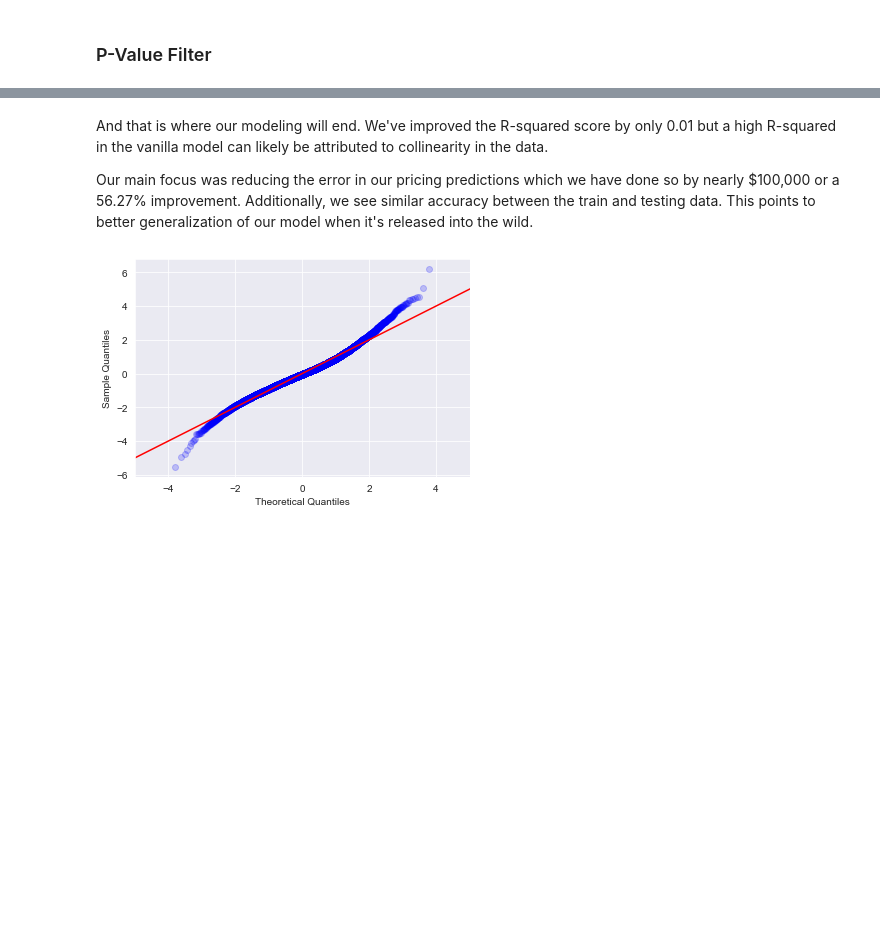
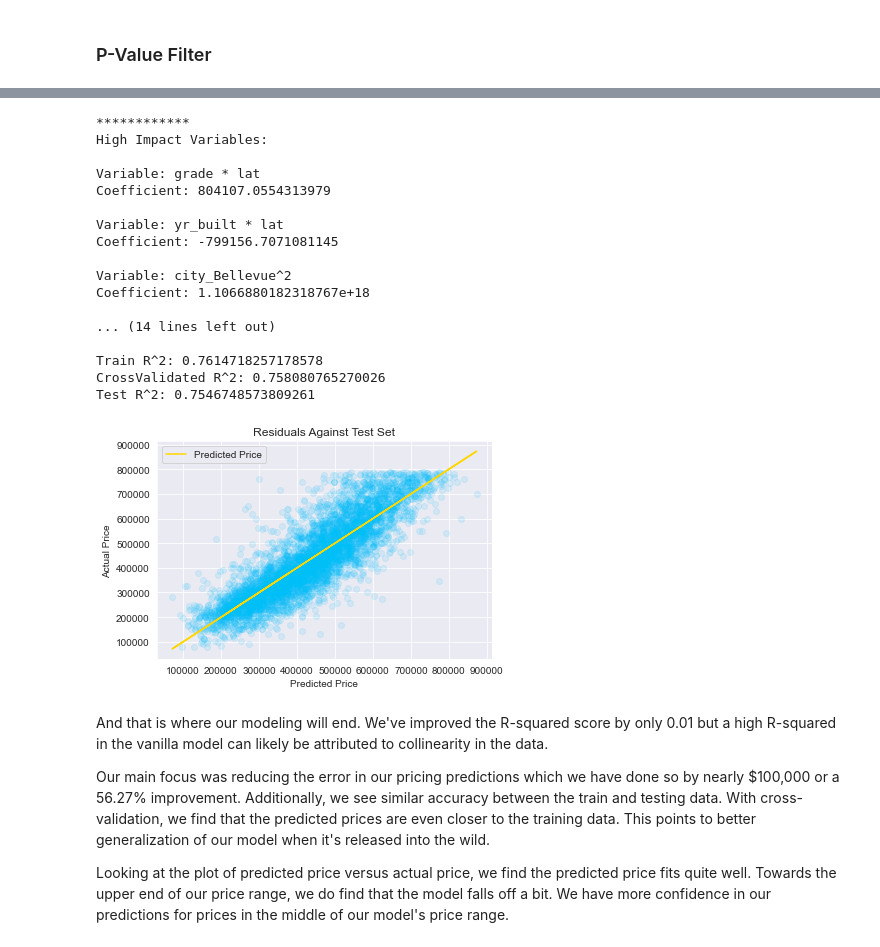
Before and after one commit to Stenke/King-County-Housing-Regression-Analysis, a Jupyter notebook: House(party)_Final-Modeling.ipynb, the cells around one changed output, grey strips where cells are left out. Saved outputs shown, nothing was run; the diff lists cells and outputs as text; code cells hidden in the pictures; blank space fills up the shorter version.

Commit message:
added cross-validated

```diff
--- a/House(party)_Final-Modeling.ipynb
+++ b/House(party)_Final-Modeling.ipynb
@@ -687,12 +689,30 @@ Percent change (Base Model vs. Updated Model):  -56.267
+# %%
+linreg = LinearRegression()
+model_final = linreg.fit(X_train4, y_train)
+# %%
+report(model_final, X_train4, X_test4)
+# %% [output]
+************
+High Impact Variables:
+
+Variable: grade * lat
+Coefficient: 804107.0554313979
+
+Variable: yr_built * lat
+Coefficient: -799156.7071081145
+
+Variable: city_Bellevue^2
+Coefficient: 1.1066880182318767e+18
+
+... (14 lines left out)
+
+Train R^2: 0.7614718257178578
+CrossValidated R^2: 0.758080765270026
+Test R^2: 0.7546748573809261
+[figure, added]
 # %% [markdown]
 And that is where our modeling will end. We've improved the R-squared score by only 0.01 but a high R-squared in the vanilla model can likely be attributed to collinearity in the data.
 
-Our main focus was reducing the error in our pricing predictions which we have done so by nearly $100,000 or a 56.27% improvement. Additionally, we see similar accuracy between the train and testing data. This points to better generalization of our model when it's released into the wild.
+Our main focus was reducing the error in our pricing predictions which we have done so by nearly $100,000 or a 56.27% improvement. Additionally, we see similar accuracy between the train and testing data. With cross-validation, we find that the predicted prices are even closer to the training data. This points to better generalization of our model when it's released into the wild.
+
+Looking at the plot of predicted price versus actual price, we find the predicted price fits quite well. Towards the upper end of our price range, we do find that the model falls off a bit. We have more confidence in our predictions for prices in the middle of our model's price range.
-# %%
-fig = plt.figure()
-
-ax = fig.add_subplot(1, 1, 1)
-sm.graphics.qqplot(training_model.model.resid, line='45', fit=True, alpha=0.2, ax=ax)
-ax.set_xlim(-5, 5);
-# %% [output]
-[figure, removed]
```
Also changed, not shown: parts of 12 cells of this notebook, 1 other file.
